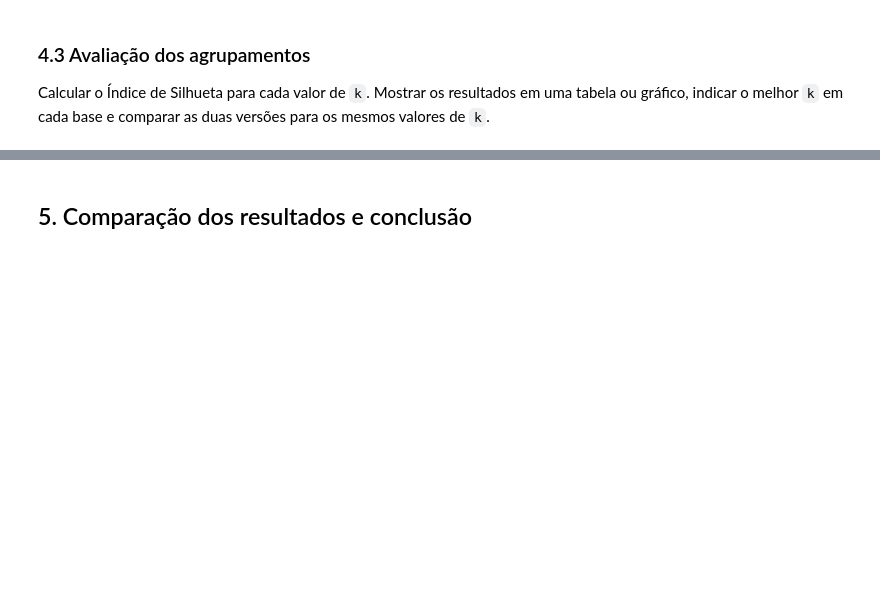
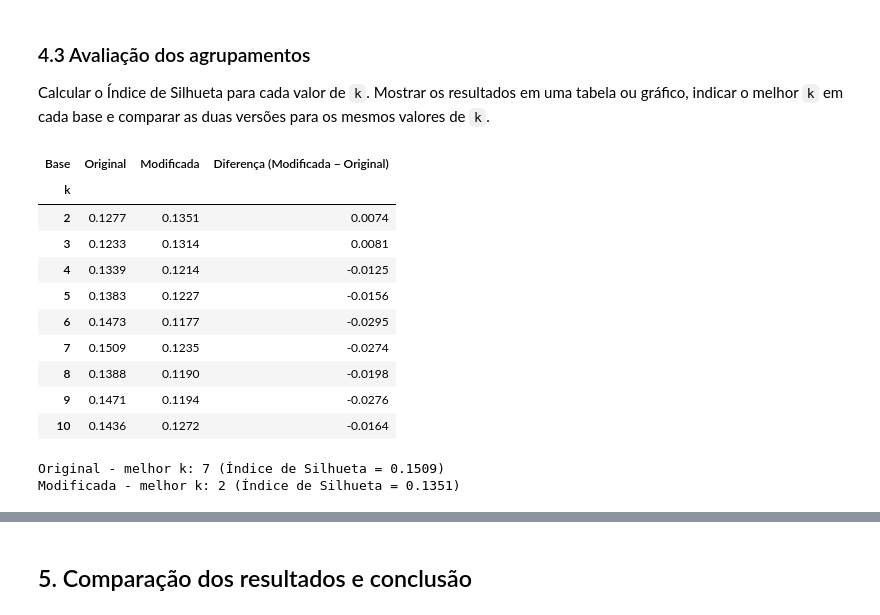
Before and after one commit to giovanasilverio/XMCO01-trabalho, a Jupyter notebook: trabalho.ipynb, the cells around one changed output, grey strips where cells are left out. Cells and saved outputs as stored; diff of their text form; code cells hidden in the pictures; blank space fills up the shorter version.

```diff
--- a/trabalho.ipynb
+++ b/trabalho.ipynb
@@ -707,3 +839,39 @@ e testar os mesmos valores de `n_clusters` nas duas versões.
 Calcular o Índice de Silhueta para cada valor de `k`. Mostrar os resultados
 em uma tabela ou gráfico, indicar o melhor `k` em cada base e comparar
 as duas versões para os mesmos valores de `k`.
+# %%
+# Comparação direta por valor de k usando a inicialização padrão (k-means++)
+resultados_kmeans_padrao = resultados_kmeans[resultados_kmeans["init"] == "k-means++"].copy()
+
+comparacao_kmeans = resultados_kmeans_padrao.pivot(
+    index="k", columns="Base", values="Índice de Silhueta"
+)[["Original", "Modificada"]]
+comparacao_kmeans["Diferença (Modificada − Original)"] = (
+    comparacao_kmeans["Modificada"] - comparacao_kmeans["Original"]
+)
+
+display(comparacao_kmeans.round(4))
+
+# Identifica o melhor k de cada base
+modelos_finais_kmeans = {}
+for nome_base in ["Original", "Modificada"]:
+    sub = resultados_kmeans_padrao[resultados_kmeans_padrao["Base"] == nome_base]
+    linha_melhor = sub.loc[sub["Índice de Silhueta"].idxmax()]
+    melhor_k = int(linha_melhor["k"])
+    melhor_sil = linha_melhor["Índice de Silhueta"]
+    modelos_finais_kmeans[nome_base] = modelos_kmeans[(nome_base, melhor_k, "k-means++")]
+    print(f"{nome_base} - melhor k: {melhor_k} (Índice de Silhueta = {melhor_sil:.4f})")
+# %% [output]
+| Base | Original | Modificada | Diferença (Modificada − Original) |
+| k |  |  |  |
+| 2 | 0.1277 | 0.1351 | 0.0074 |
+| 3 | 0.1233 | 0.1314 | 0.0081 |
+| 4 | 0.1339 | 0.1214 | -0.0125 |
+| 5 | 0.1383 | 0.1227 | -0.0156 |
+| 6 | 0.1473 | 0.1177 | -0.0295 |
+| 7 | 0.1509 | 0.1235 | -0.0274 |
+| 8 | 0.1388 | 0.1190 | -0.0198 |
+| 9 | 0.1471 | 0.1194 | -0.0276 |
+| 10 | 0.1436 | 0.1272 | -0.0164 |
+Original - melhor k: 7 (Índice de Silhueta = 0.1509)
+Modificada - melhor k: 2 (Índice de Silhueta = 0.1351)
```
Also changed, not shown: parts of 9 cells of this notebook, 1 other file.
